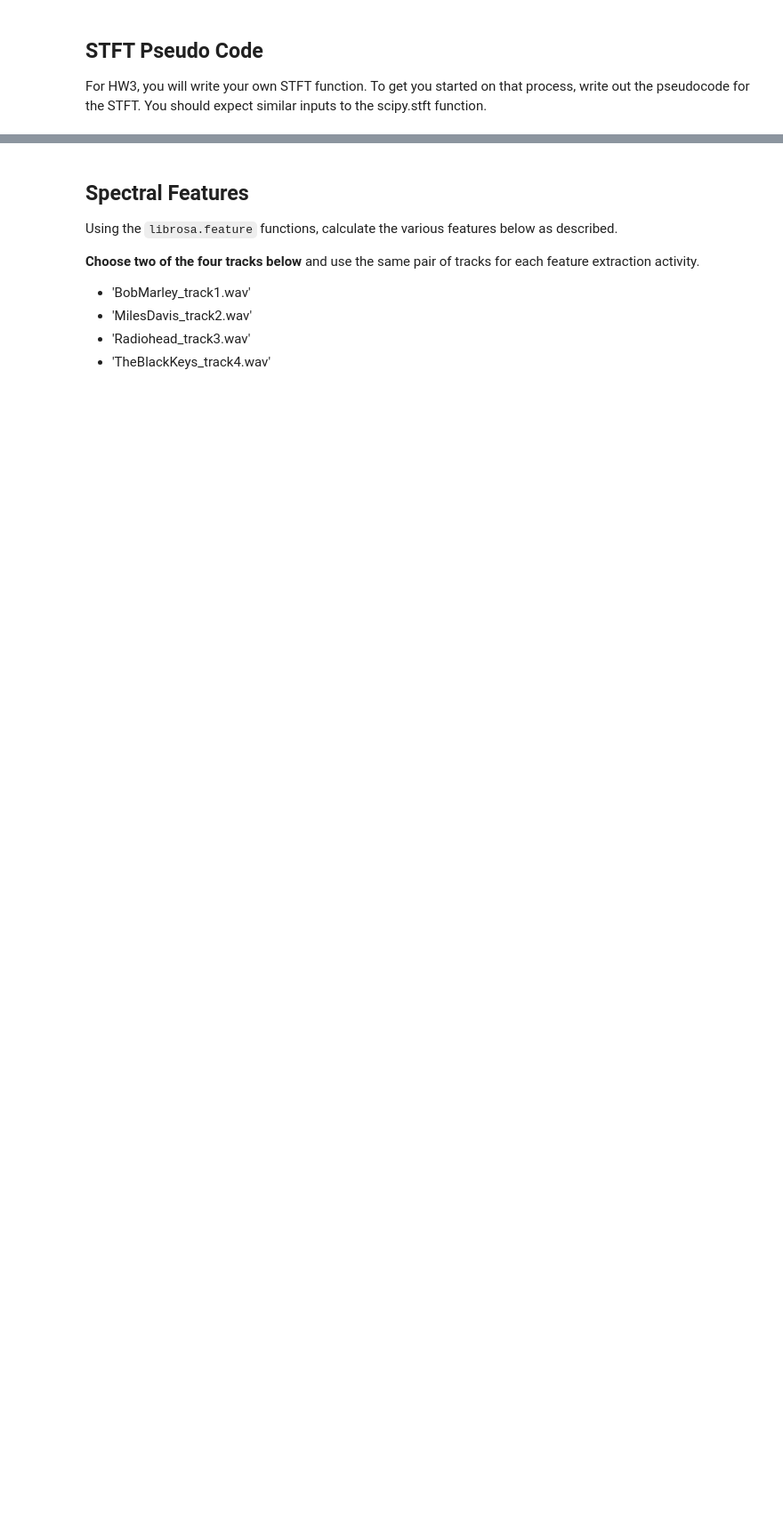
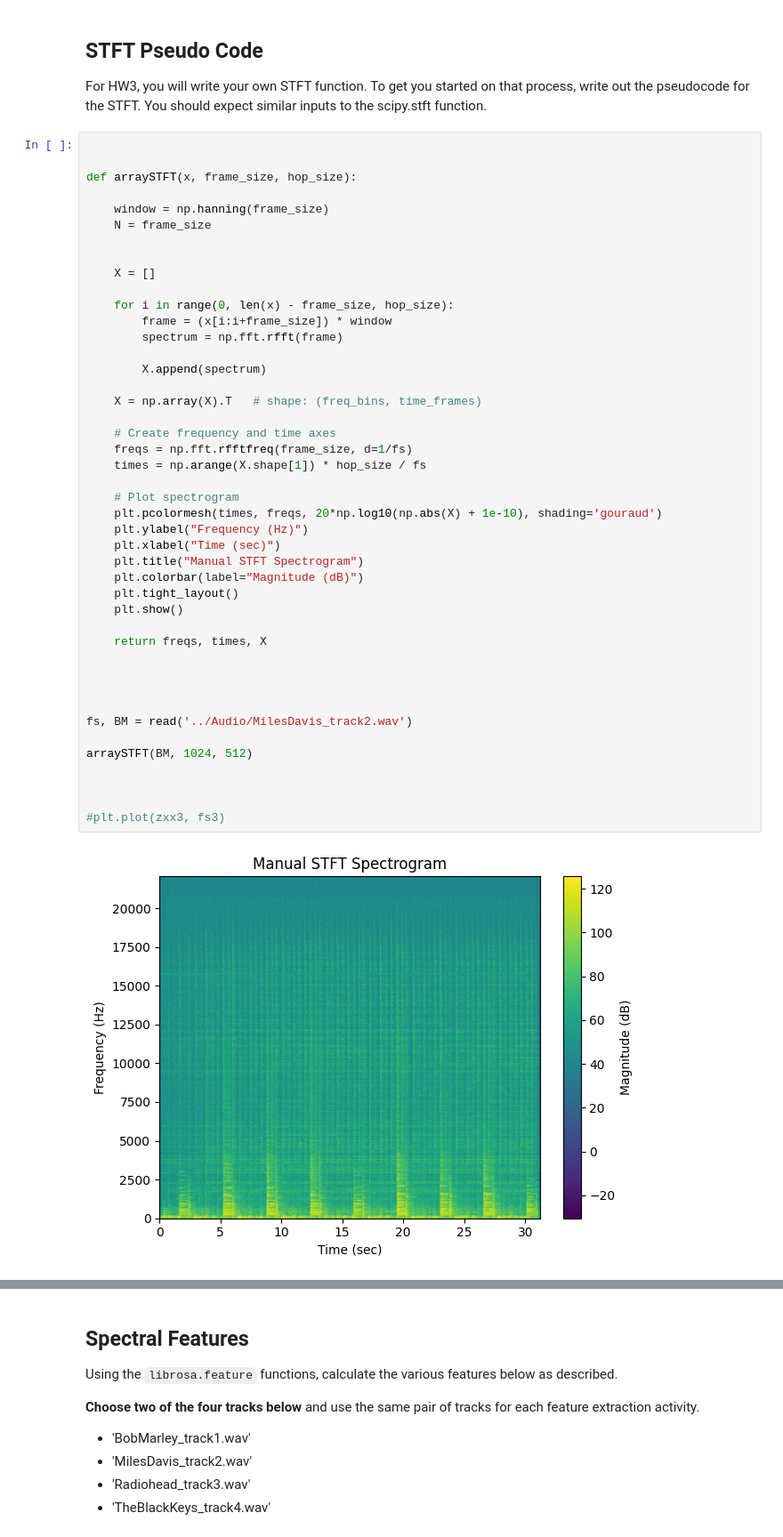
Before and after one commit to jwesterstahl/AudioTechII, a Jupyter notebook: Activities/Activity6_SpectralFeatures.ipynb, the cells around one changed output, grey strips where cells are left out. Shown at 89% size. Cells and saved outputs as stored; diff of their text form; blank space fills up the shorter version.

```diff
--- a/Activities/Activity6_SpectralFeatures.ipynb
+++ b/Activities/Activity6_SpectralFeatures.ipynb
@@ -111,3 +121,49 @@ plt.show()
 ## STFT Pseudo Code
 
 For HW3, you will write your own STFT function. To get you started on that process, write out the pseudocode for the STFT. You should expect similar inputs to the scipy.stft function.
+# %%
+
+
+def arraySTFT(x, frame_size, hop_size):
+
+    window = np.hanning(frame_size)
+    N = frame_size
+
+
+    X = []
+
+    for i in range(0, len(x) - frame_size, hop_size):
+        frame = (x[i:i+frame_size]) * window
+        spectrum = np.fft.rfft(frame)
+
+        X.append(spectrum)
+
+    X = np.array(X).T   # shape: (freq_bins, time_frames)
+
+    # Create frequency and time axes
+    freqs = np.fft.rfftfreq(frame_size, d=1/fs)
+    times = np.arange(X.shape[1]) * hop_size / fs
+
+    # Plot spectrogram
+    plt.pcolormesh(times, freqs, 20*np.log10(np.abs(X) + 1e-10), shading='gouraud')
+    plt.ylabel("Frequency (Hz)")
+    plt.xlabel("Time (sec)")
+    plt.title("Manual STFT Spectrogram")
+    plt.colorbar(label="Magnitude (dB)")
+    plt.tight_layout()
+    plt.show()
+
+    return freqs, times, X
+
+
+
+
+fs, BM = read('../Audio/MilesDavis_track2.wav')
+
+arraySTFT(BM, 1024, 512)
+
+
+
+#plt.plot(zxx3, fs3)
+# %% [output]
+[figure, added]
```
Also changed, not shown: parts of 8 cells of this notebook, 1 other file.
